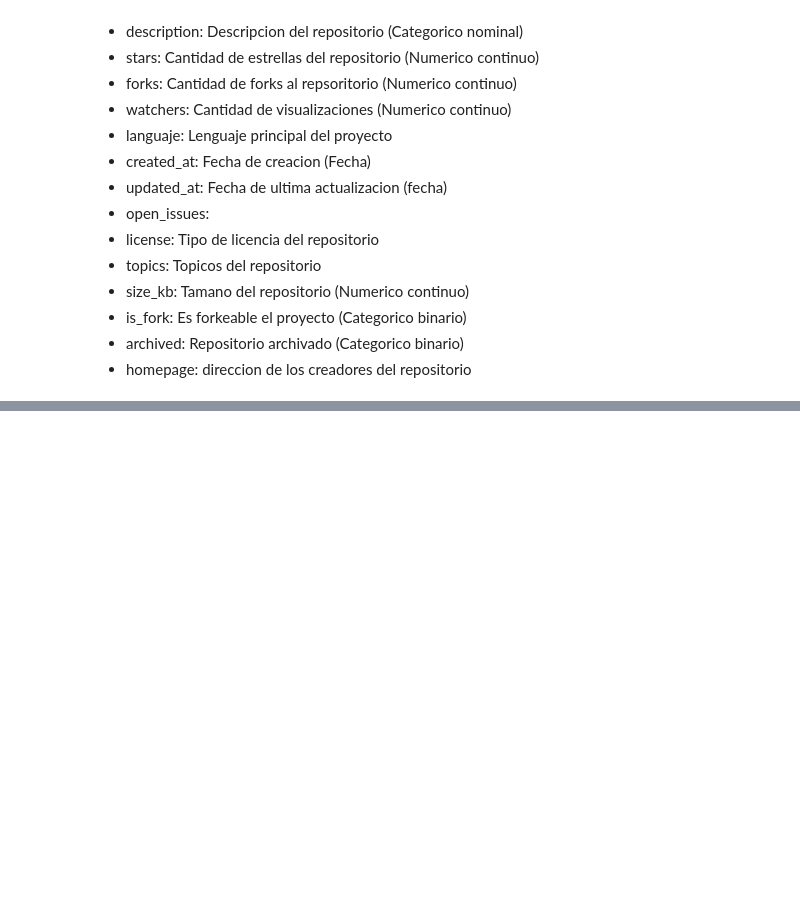
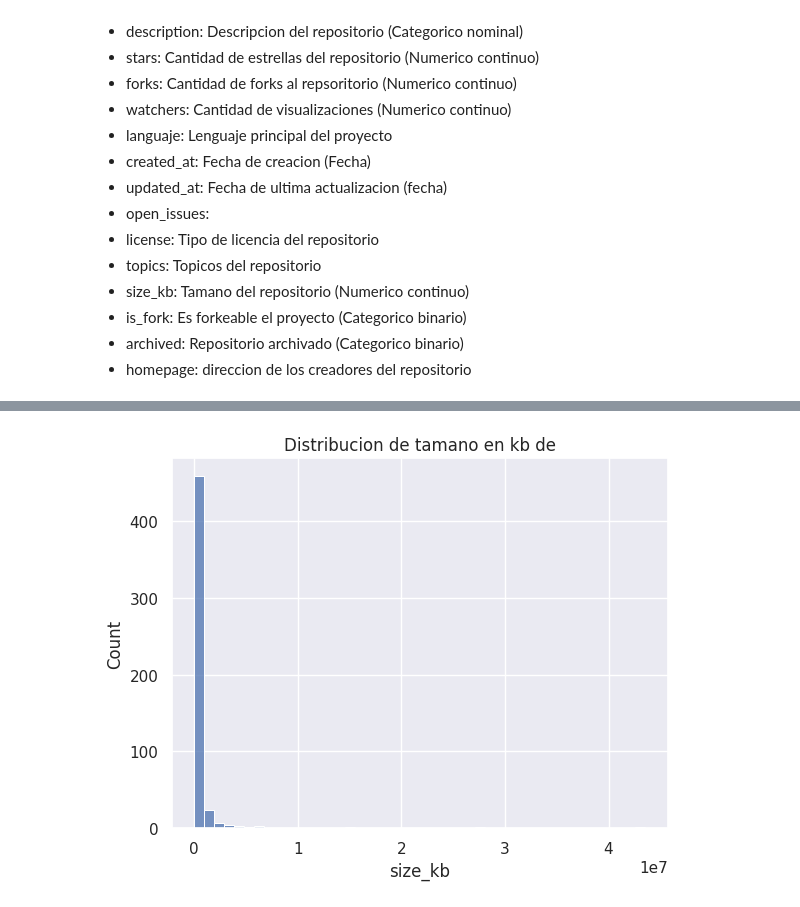
Before and after one commit to AidamZzzZ/github-repos-analysis, a Jupyter notebook: notebooks/analisis.ipynb, the cells around one changed output, grey strips where cells are left out. Cells and saved outputs as stored; diff of their text form; code cells hidden in the pictures; blank space fills up the shorter version.

```diff
--- a/notebooks/analisis.ipynb
+++ b/notebooks/analisis.ipynb
@@ -34,0 +99,7 @@ github_data.head()
+# %%
+# distribuciones de tamaños en kb de repositorios
+sns.histplot(github_data['size_kb'])
+plt.title('Distribucion de tamano en kb de')
+plt.show()
+# %% [output]
+[figure, added]
```
Also changed, not shown: parts of 30 cells of this notebook.
